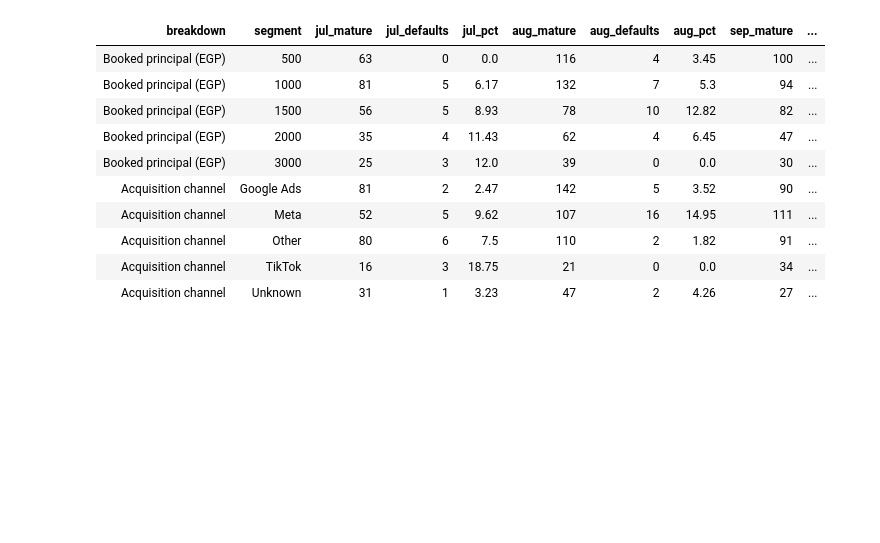
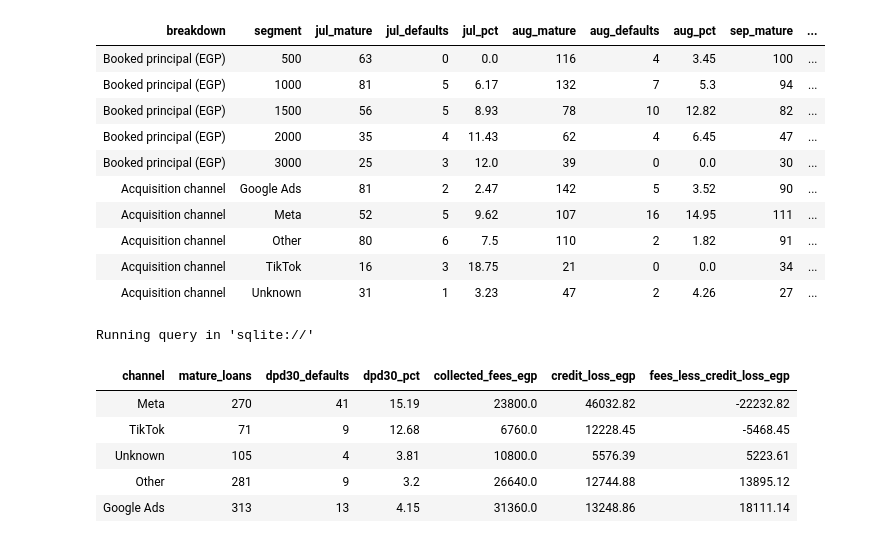
Before and after one commit to MohimenMG/lucky_case_study, a Jupyter notebook: 02_analysis/03_4_task_3_4_credit_risk.ipynb, the cells around one changed output. Drawn from its saved outputs; the diff is of its cells as text; code cells hidden in the pictures; blank space fills up the shorter version.

```diff
--- a/02_analysis/03_4_task_3_4_credit_risk.ipynb
+++ b/02_analysis/03_4_task_3_4_credit_risk.ipynb
@@ -214,3 +225,40 @@ Running query in 'sqlite://'
 | Acquisition channel | Other | 80 | 6 | 7.5 | 110 | 2 | 1.82 | 91 | ... |
 | Acquisition channel | TikTok | 16 | 3 | 18.75 | 21 | 0 | 0.0 | 34 | ... |
 | Acquisition channel | Unknown | 31 | 1 | 3.23 | 47 | 2 | 4.26 | 27 | ... |
+# %%
+%%sql
+-- A3. Compare Q3 mature loan outcomes and economics by acquisition channel.
+WITH mature_loan_economics AS (
+    SELECT COALESCE(u.channel, 'Unknown') AS channel,
+           q.default_at_dpd30,
+           CASE
+               WHEN q.short_at_extract = 0 THEN q.fee_egp
+               ELSE 0
+           END AS collected_fee_egp,
+           CASE
+               WHEN q.default_at_dpd30 = 1
+               THEN MAX(q.principal_egp - q.amount_repaid_egp, 0)
+               ELSE 0
+           END AS credit_loss_egp
+    FROM q3_loan_outcomes AS q
+    LEFT JOIN users AS u ON u.user_id = q.user_id
+    WHERE q.is_mature = 1
+)
+SELECT channel,
+       COUNT(*) AS mature_loans,
+       SUM(default_at_dpd30) AS dpd30_defaults,
+       ROUND(100.0 * AVG(default_at_dpd30), 2) AS dpd30_pct,
+       ROUND(SUM(collected_fee_egp), 2) AS collected_fees_egp,
+       ROUND(SUM(credit_loss_egp), 2) AS credit_loss_egp,
+       ROUND(SUM(collected_fee_egp - credit_loss_egp), 2) AS fees_less_credit_loss_egp
+FROM mature_loan_economics
+GROUP BY channel
+ORDER BY fees_less_credit_loss_egp;
+# %% [output]
+Running query in 'sqlite://'
+| channel | mature_loans | dpd30_defaults | dpd30_pct | collected_fees_egp | credit_loss_egp | fees_less_credit_loss_egp |
+| Meta | 270 | 41 | 15.19 | 23800.0 | 46032.82 | -22232.82 |
+| TikTok | 71 | 9 | 12.68 | 6760.0 | 12228.45 | -5468.45 |
+| Unknown | 105 | 4 | 3.81 | 10800.0 | 5576.39 | 5223.61 |
+| Other | 281 | 9 | 3.2 | 26640.0 | 12744.88 | 13895.12 |
+| Google Ads | 313 | 13 | 4.15 | 31360.0 | 13248.86 | 18111.14 |
```
Also changed, not shown: parts of 1 cell of this notebook, 18 other files.
